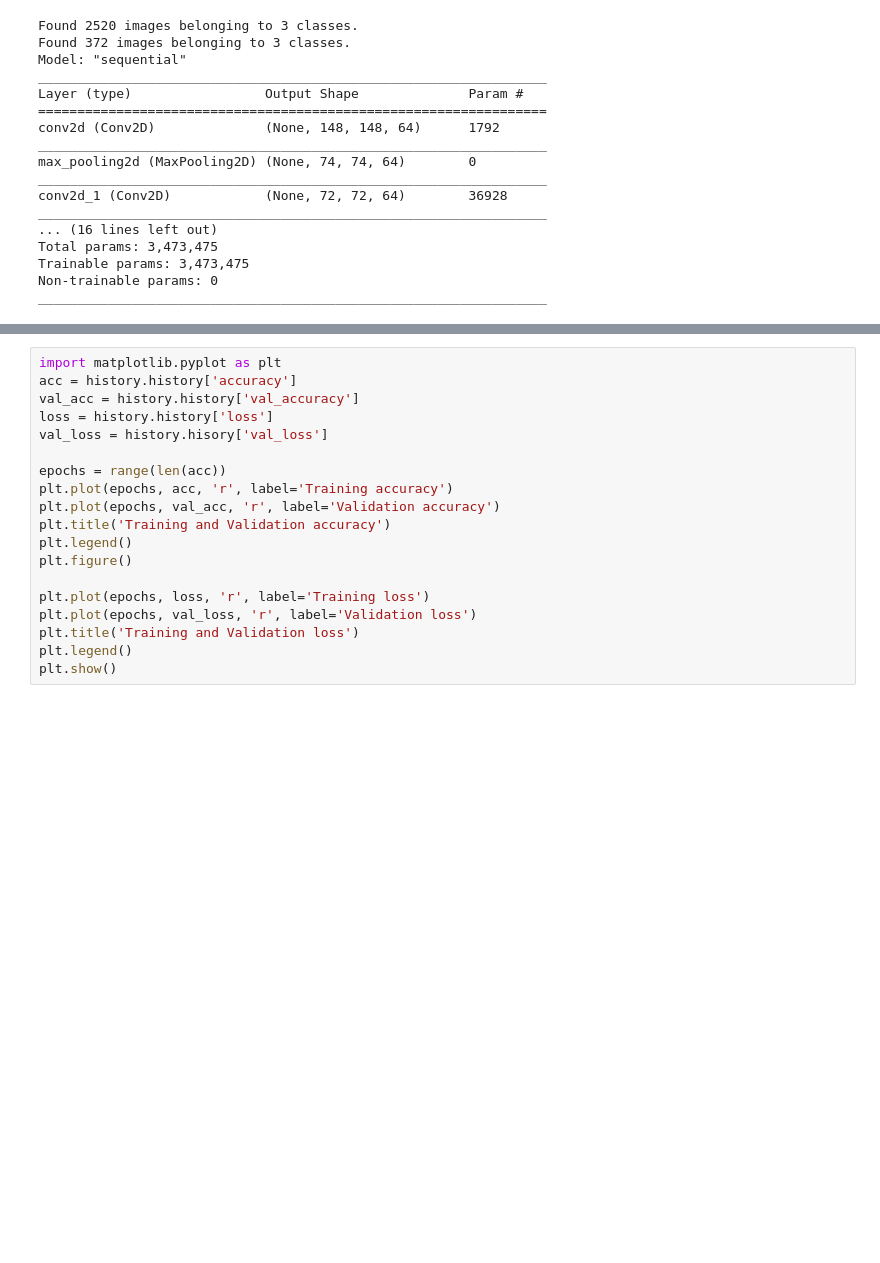
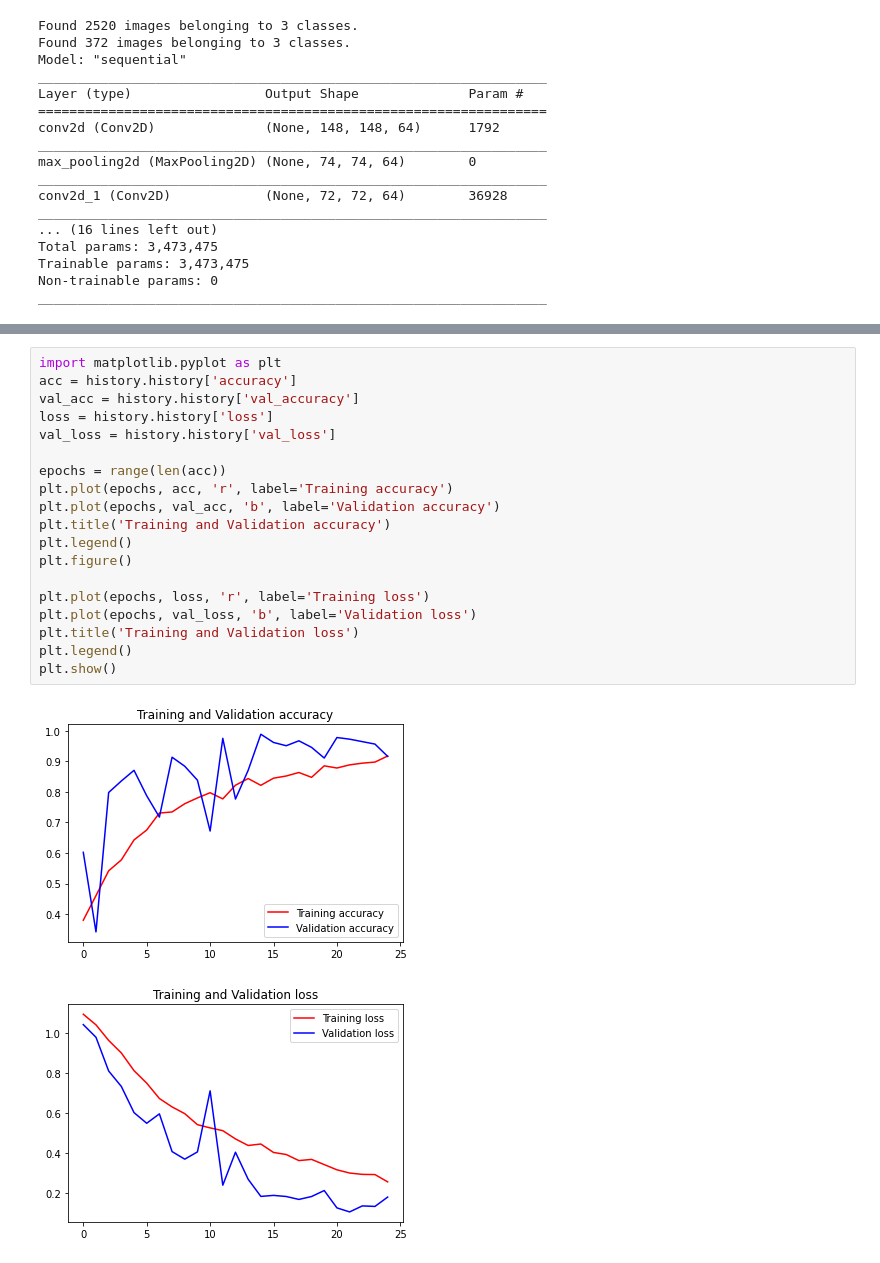
Before and after one commit to ssawant/TensorFlow-in-Practice, a Jupyter notebook: C2W4_Multiclass_Dropouts_RockPaperScissors.ipynb, the cells around one changed output, grey strips where cells are left out. Saved outputs shown, nothing was run; the diff lists cells and outputs as text; blank space fills up the shorter version.

```diff
--- a/C2W4_Multiclass_Dropouts_RockPaperScissors.ipynb
+++ b/C2W4_Multiclass_Dropouts_RockPaperScissors.ipynb
@@ -138,19 +138,22 @@ Epoch 13/25
 # %%
 import matplotlib.pyplot as plt
 acc = history.history['accuracy']
 val_acc = history.history['val_accuracy']
 loss = history.history['loss']
-val_loss = history.hisory['val_loss']
+val_loss = history.history['val_loss']
 
 epochs = range(len(acc))
 plt.plot(epochs, acc, 'r', label='Training accuracy')
-plt.plot(epochs, val_acc, 'r', label='Validation accuracy')
+plt.plot(epochs, val_acc, 'b', label='Validation accuracy')
 plt.title('Training and Validation accuracy')
 plt.legend()
 plt.figure()
 
 plt.plot(epochs, loss, 'r', label='Training loss')
-plt.plot(epochs, val_loss, 'r', label='Validation loss')
+plt.plot(epochs, val_loss, 'b', label='Validation loss')
 plt.title('Training and Validation loss')
 plt.legend()
 plt.show()
+# %% [output]
+[figure, added]
+[figure, added]
```
Also changed, not shown: parts of 2 cells of this notebook.
